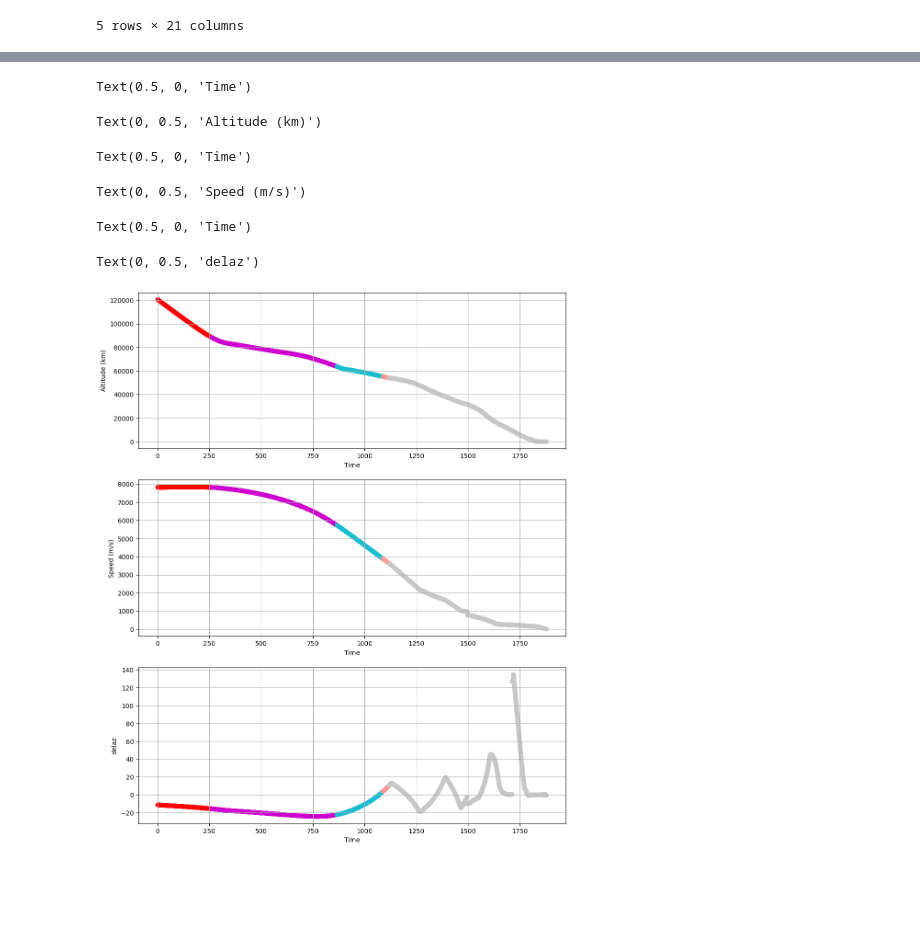
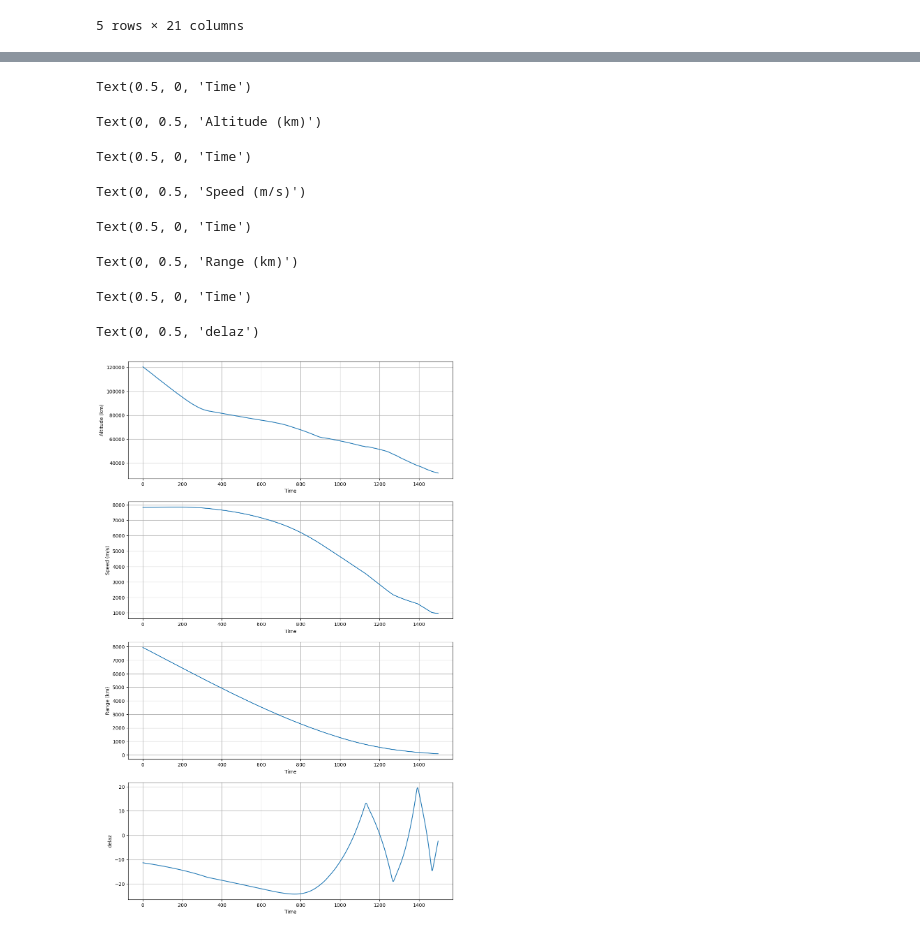
Before and after one commit to giuliodondi/kOS-Shuttle-OPS3, a Jupyter notebook: Ships/Script/Shuttle_OPS3/LOGS/ops3_log.ipynb, the cells around one changed output, grey strips where cells are left out. Cells and saved outputs as stored; diff of their text form; code cells hidden in the pictures; blank space fills up the shorter version.

```diff
--- a/Ships/Script/Shuttle_OPS3/LOGS/ops3_log.ipynb
+++ b/Ships/Script/Shuttle_OPS3/LOGS/ops3_log.ipynb
@@ -37,7 +29,7 @@ print(guid_id_cdict)
 # %% [output]
 {11: '#ff0000', 12: '#00d30e', 13: '#0000ff', 14: '#ffae00', 15: '#cd00cd', 20: '#8c564b', 21: '#e377c2', 22: '#7f7f7f', 23: '#bcbd22', 24: '#17becf', 25: '#aec7e8', 26: '#ffbb78', 31: '#98df8a', 32:  ...
 # %%
-data = pd.read_csv('ops3_log.csv')
+data = pd.read_csv('ops3_log_vandenberg.csv')
 
 
 data['time'] = data['loop_dt'].cumsum()
@@ -46,6 +38,7 @@ data.head()
 
 entry_data = data[data['guid_id'] < 20]
 taem_data = data[data['guid_id'] >= 20]
+a_l_data = data[data['guid_id'] >= 30]
 # %% [output]
 |  | guid_id | loop_dt | rwy_alt | vel | surfv | mach | hdot | lat | long | range | ... | ... |
 | 0 | 11 | 0.56 | 120500.500186 | 7828.653169 | 7828.653169 | 20.485312 | -129.876884 | 63.121195 | 0.227766 | 7947.622721 | ... | ... |
@@ -138,38 +131,47 @@ Text(0.5, 1.0, 'Trajectory on 2D Earth Map (Cartopy)')
 Text(0.5, 1.0, 'Trajectory on 2D Earth Map (Cartopy)')
 [figure]
 # %%
-fig, ax = plt.subplots(nrows=3, ncols=1, figsize=(12, 5 * 3))
+fig, ax = plt.subplots(nrows=4, ncols=1, figsize=(12, 5 * 4))
 
 plt_ = ax[0]
-plt1 = plt_.scatter(data['time'], data['rwy_alt'], c=data['guid_id'], cmap=guid_id_cmap, vmin=11, vmax=15)
+plt1 = plt_.plot(entry_data['time'], entry_data['rwy_alt'])
 
 
 plt_.set_xlabel('Time')
 plt_.set_ylabel('Altitude (km)')
 plt_.grid()
 
 
 
 plt_ = ax[1]
-plt2 = plt_.scatter(data['time'], data['surfv'], c=data['guid_id'], cmap=guid_id_cmap, vmin=11, vmax=15)
+plt1 = plt_.plot(entry_data['time'], entry_data['surfv'])
 
 plt_.set_xlabel('Time')
 plt_.set_ylabel('Speed (m/s)')
 plt_.grid()
 
+plt_ = ax[2]
+plt1 = plt_.plot(entry_data['time'], entry_data['range'])
 
-plt_ = ax[2]
-plt2 = plt_.scatter(data['time'], data['delaz'], c=data['guid_id'], cmap=guid_id_cmap, vmin=11, vmax=15)
+plt_.set_xlabel('Time')
+plt_.set_ylabel('Range (km)')
+plt_.grid()
+
+
+plt_ = ax[3]
+plt1 = plt_.plot(entry_data['time'], entry_data['delaz'])
 
 plt_.set_xlabel('Time')
 plt_.set_ylabel('delaz')
 plt_.grid()
 # %% [output]
 Text(0.5, 0, 'Time')
 Text(0, 0.5, 'Altitude (km)')
 Text(0.5, 0, 'Time')
 Text(0, 0.5, 'Speed (m/s)')
 Text(0.5, 0, 'Time')
-Text(0, 0.5, 'delaz')
+Text(0, 0.5, 'Range (km)')
+Text(0.5, 0, 'Time')
+Text(0, 0.5, 'delaz')
-[figure, old version]
+[figure, new version]
 # %%
```
Also changed, not shown: parts of 7 cells of this notebook.
